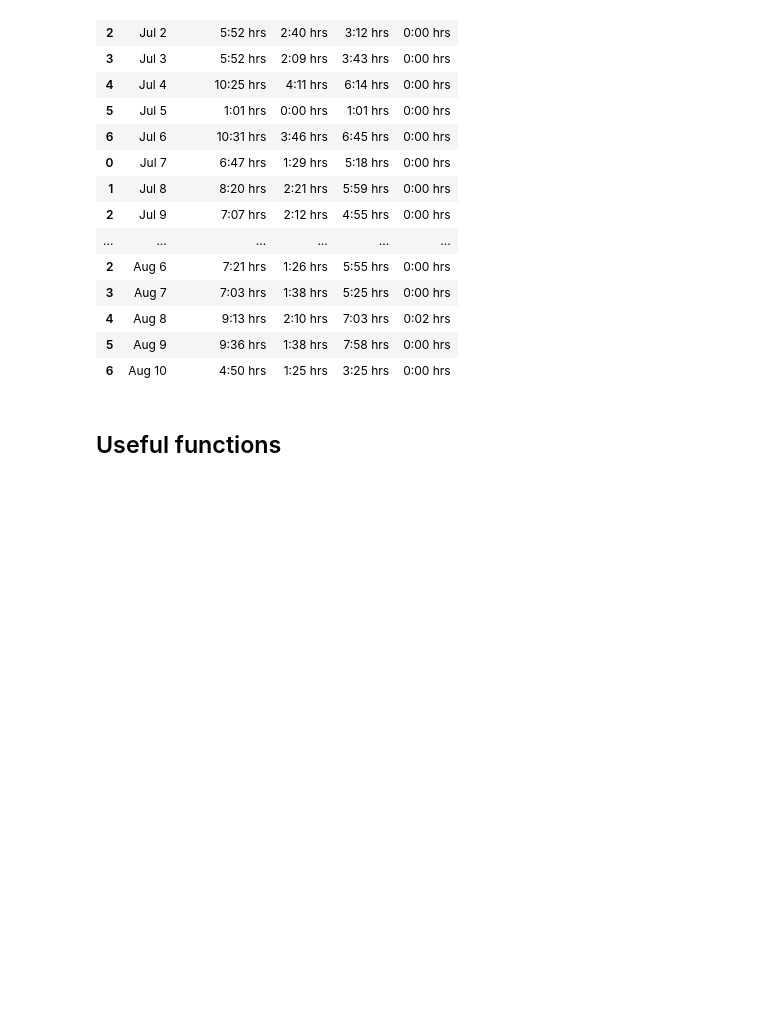
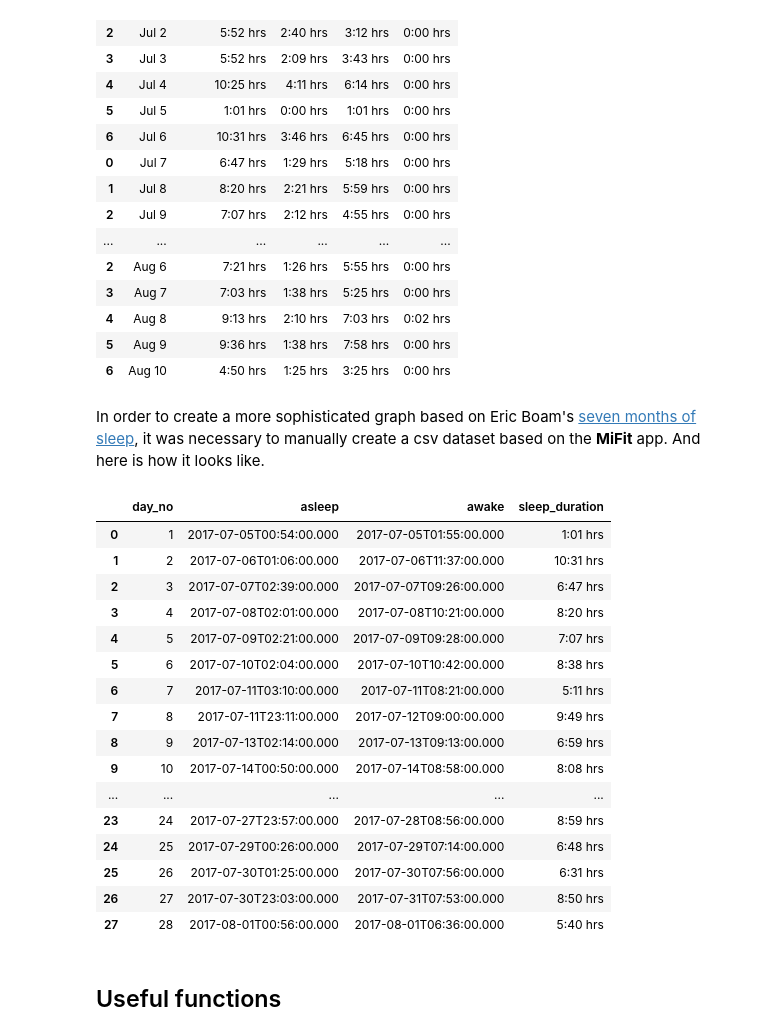
Before and after one commit to oikonang/bike_trip_project, a Jupyter notebook: data_manging/Parsing GARMIN data (Sleep and HR) - ANGELOS.ipynb, the cells around one changed output. Saved outputs shown, nothing was run; the diff lists cells and outputs as text; code cells hidden in the pictures; blank space fills up the shorter version.

```diff
--- a/data_manging/Parsing GARMIN data (Sleep and HR) - ANGELOS.ipynb
+++ b/data_manging/Parsing GARMIN data (Sleep and HR) - ANGELOS.ipynb
@@ -86,6 +86,30 @@ df_sleep
 | 4 | Aug 8 | 9:13 hrs | 2:10 hrs | 7:03 hrs | 0:02 hrs |
 | 5 | Aug 9 | 9:36 hrs | 1:38 hrs | 7:58 hrs | 0:00 hrs |
 | 6 | Aug 10 | 4:50 hrs | 1:25 hrs | 3:25 hrs | 0:00 hrs |
+# %% [markdown]
+In order to create a more sophisticated graph based on Eric Boam's [seven months of sleep](http://www.ericboam.com/Seven-Months-of-Sleep-1), it was necessary to manually create a csv dataset based on the **MiFit** app. And here is how it looks like.
+# %%
+# Source manually created data to a dataframe
+df_sleep_2 = pd.read_csv(path_to_sleep+'SLEEP_TIME.csv')
+df_sleep_2
+# %% [output]
+|  | day_no | asleep | awake | sleep_duration |
+| 0 | 1 | 2017-07-05T00:54:00.000 | 2017-07-05T01:55:00.000 | 1:01 hrs |
+| 1 | 2 | 2017-07-06T01:06:00.000 | 2017-07-06T11:37:00.000 | 10:31 hrs |
+| 2 | 3 | 2017-07-07T02:39:00.000 | 2017-07-07T09:26:00.000 | 6:47 hrs |
+| 3 | 4 | 2017-07-08T02:01:00.000 | 2017-07-08T10:21:00.000 | 8:20 hrs |
+| 4 | 5 | 2017-07-09T02:21:00.000 | 2017-07-09T09:28:00.000 | 7:07 hrs |
+| 5 | 6 | 2017-07-10T02:04:00.000 | 2017-07-10T10:42:00.000 | 8:38 hrs |
+| 6 | 7 | 2017-07-11T03:10:00.000 | 2017-07-11T08:21:00.000 | 5:11 hrs |
+| 7 | 8 | 2017-07-11T23:11:00.000 | 2017-07-12T09:00:00.000 | 9:49 hrs |
+| 8 | 9 | 2017-07-13T02:14:00.000 | 2017-07-13T09:13:00.000 | 6:59 hrs |
+| 9 | 10 | 2017-07-14T00:50:00.000 | 2017-07-14T08:58:00.000 | 8:08 hrs |
+| ... | ... | ... | ... | ... |
+| 23 | 24 | 2017-07-27T23:57:00.000 | 2017-07-28T08:56:00.000 | 8:59 hrs |
+| 24 | 25 | 2017-07-29T00:26:00.000 | 2017-07-29T07:14:00.000 | 6:48 hrs |
+| 25 | 26 | 2017-07-30T01:25:00.000 | 2017-07-30T07:56:00.000 | 6:31 hrs |
+| 26 | 27 | 2017-07-30T23:03:00.000 | 2017-07-31T07:53:00.000 | 8:50 hrs |
+| 27 | 28 | 2017-08-01T00:56:00.000 | 2017-08-01T06:36:00.000 | 5:40 hrs |
 # %% [markdown]
 ## Useful functions
 # %%
```
Also changed, not shown: parts of 13 cells of this notebook, 10 other files.
